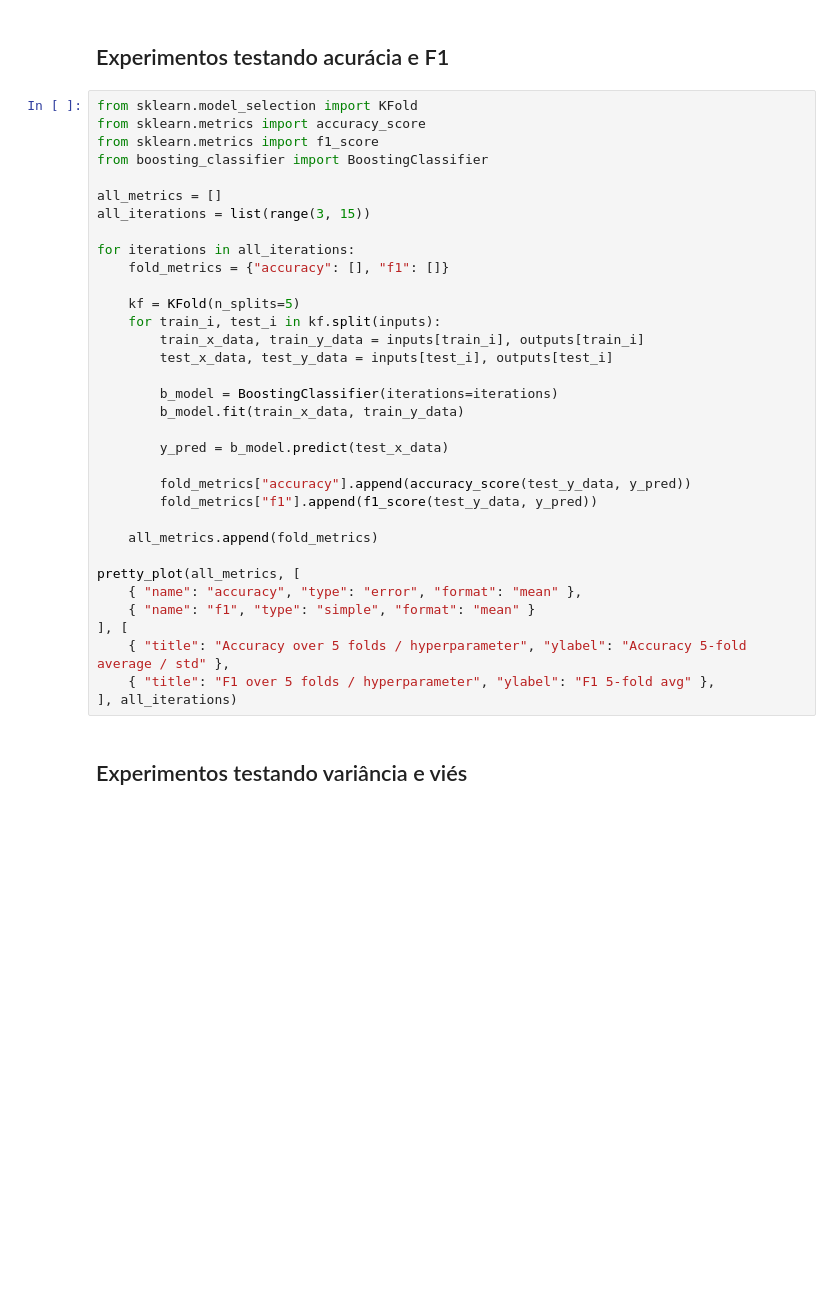
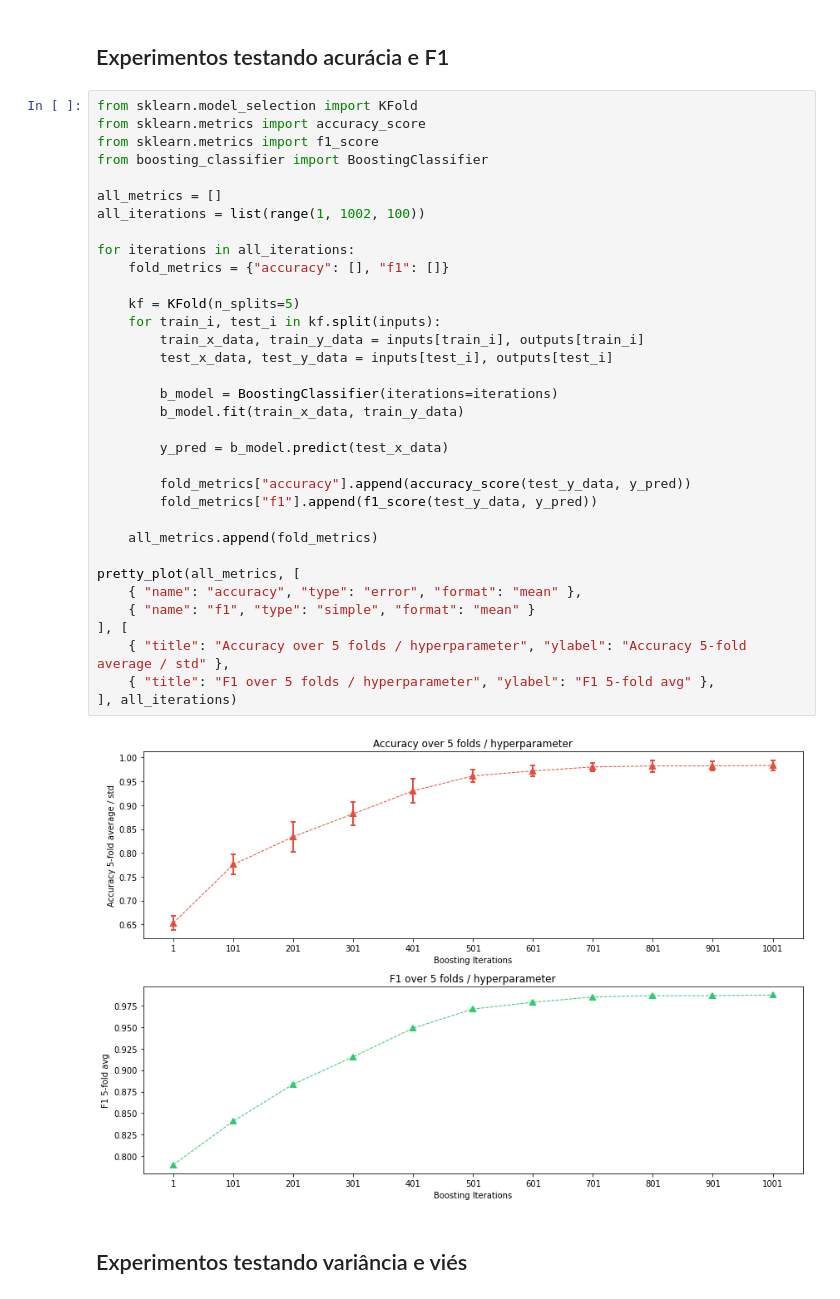
Before and after one commit to lucaspellegrinelli/AEDS-UFMG, a Jupyter notebook: MACHINELEARNING-DCC030-2020_2/TP2/benchmarks.ipynb, the cells around one changed output. Cells and saved outputs as stored; diff of their text form; blank space fills up the shorter version.

```diff
--- a/MACHINELEARNING-DCC030-2020_2/TP2/benchmarks.ipynb
+++ b/MACHINELEARNING-DCC030-2020_2/TP2/benchmarks.ipynb
@@ -59,34 +59,36 @@ from sklearn.metrics import accuracy_score
 from sklearn.metrics import f1_score
 from boosting_classifier import BoostingClassifier
 
 all_metrics = []
-all_iterations = list(range(3, 15))
+all_iterations = list(range(1, 1002, 100))
 
 for iterations in all_iterations:
     fold_metrics = {"accuracy": [], "f1": []}
 
     kf = KFold(n_splits=5)
     for train_i, test_i in kf.split(inputs):
         train_x_data, train_y_data = inputs[train_i], outputs[train_i]
         test_x_data, test_y_data = inputs[test_i], outputs[test_i]
 
         b_model = BoostingClassifier(iterations=iterations)
         b_model.fit(train_x_data, train_y_data)
 
         y_pred = b_model.predict(test_x_data)
 
         fold_metrics["accuracy"].append(accuracy_score(test_y_data, y_pred))
         fold_metrics["f1"].append(f1_score(test_y_data, y_pred))
 
     all_metrics.append(fold_metrics)
 
 pretty_plot(all_metrics, [
     { "name": "accuracy", "type": "error", "format": "mean" },
     { "name": "f1", "type": "simple", "format": "mean" }
 ], [
     { "title": "Accuracy over 5 folds / hyperparameter", "ylabel": "Accuracy 5-fold average / std" },
     { "title": "F1 over 5 folds / hyperparameter", "ylabel": "F1 5-fold avg" },
 ], all_iterations)
+# %% [output]
+[figure, added]
 # %% [markdown]
 ## Experimentos testando variância e viés
 # %%
```
Also changed, not shown: parts of 1 cell of this notebook, 34 other files.
